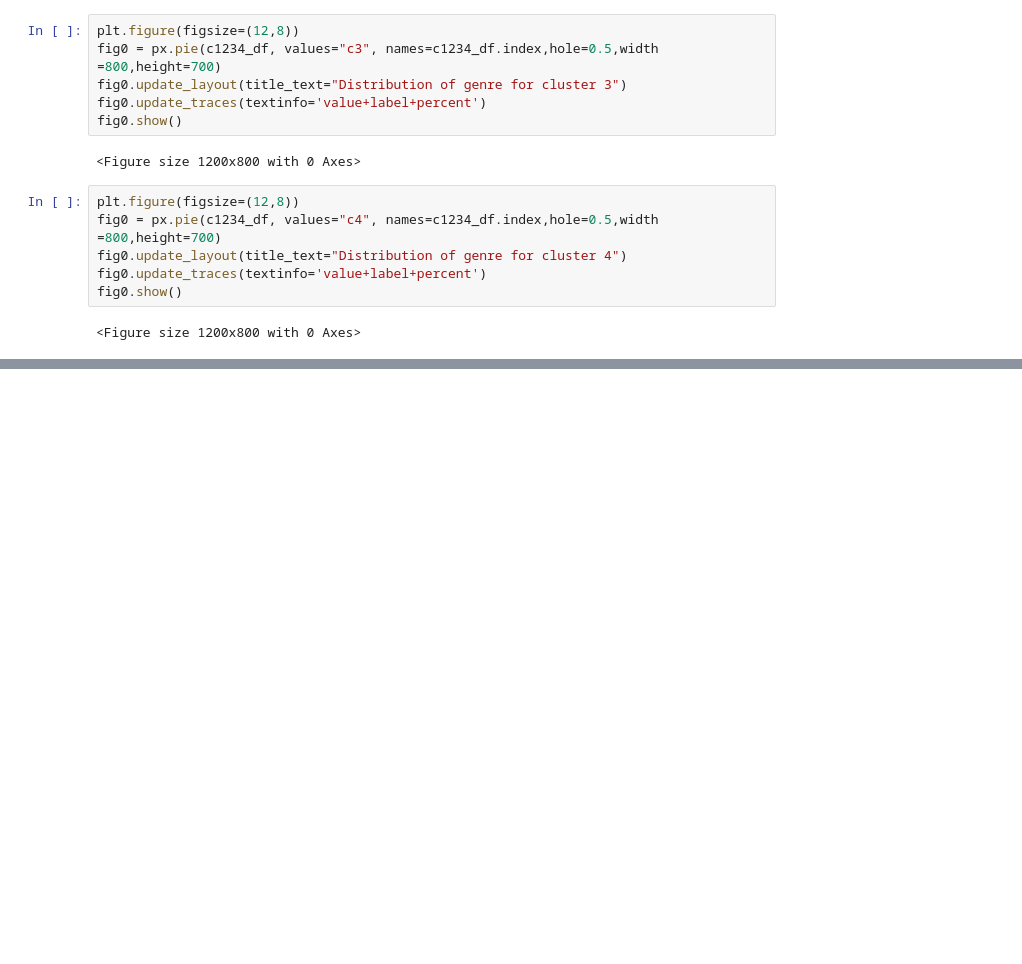
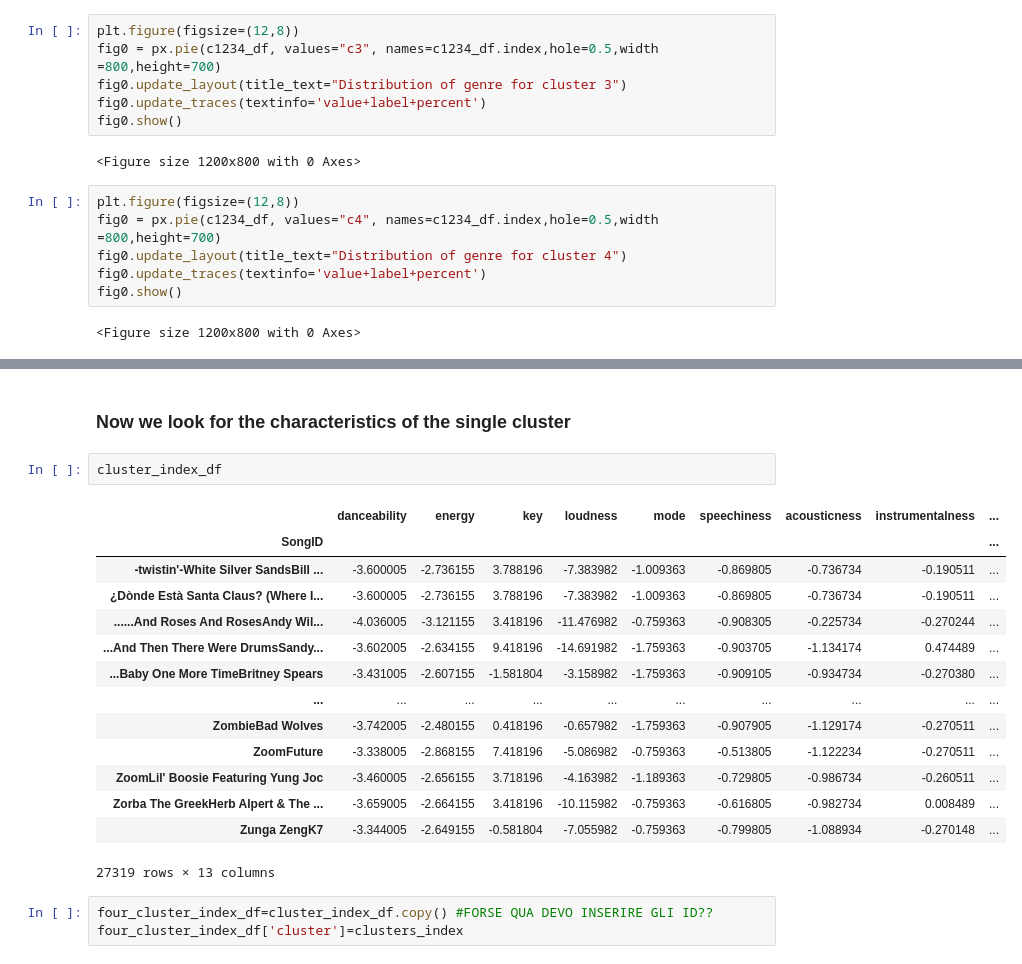
Before and after one commit to alelovo/Project_MachineLearning, a Jupyter notebook: CLUSTER.ipynb, the cells around one changed output, grey strips where cells are left out. Saved outputs shown, nothing was run; the diff lists cells and outputs as text; blank space fills up the shorter version.

```diff
--- a/CLUSTER.ipynb
+++ b/CLUSTER.ipynb
@@ -334,0 +569,22 @@ fig0.show()
+# %% [markdown]
+### Now we look for the characteristics of the **single cluster**
+# %%
+cluster_index_df
+# %% [output]
+|  | danceability | energy | key | loudness | mode | speechiness | acousticness | instrumentalness | ... |
+| SongID |  |  |  |  |  |  |  |  | ... |
+| -twistin'-White Silver SandsBill ... | -3.600005 | -2.736155 | 3.788196 | -7.383982 | -1.009363 | -0.869805 | -0.736734 | -0.190511 | ... |
+| ¿Dònde Està Santa Claus? (Where I... | -3.600005 | -2.736155 | 3.788196 | -7.383982 | -1.009363 | -0.869805 | -0.736734 | -0.190511 | ... |
+| ......And Roses And RosesAndy Wil... | -4.036005 | -3.121155 | 3.418196 | -11.476982 | -0.759363 | -0.908305 | -0.225734 | -0.270244 | ... |
+| ...And Then There Were DrumsSandy... | -3.602005 | -2.634155 | 9.418196 | -14.691982 | -1.759363 | -0.903705 | -1.134174 | 0.474489 | ... |
+| ...Baby One More TimeBritney Spears | -3.431005 | -2.607155 | -1.581804 | -3.158982 | -1.759363 | -0.909105 | -0.934734 | -0.270380 | ... |
+| ... | ... | ... | ... | ... | ... | ... | ... | ... | ... |
+| ZombieBad Wolves | -3.742005 | -2.480155 | 0.418196 | -0.657982 | -1.759363 | -0.907905 | -1.129174 | -0.270511 | ... |
+| ZoomFuture | -3.338005 | -2.868155 | 7.418196 | -5.086982 | -0.759363 | -0.513805 | -1.122234 | -0.270511 | ... |
+| ZoomLil' Boosie Featuring Yung Joc | -3.460005 | -2.656155 | 3.718196 | -4.163982 | -1.189363 | -0.729805 | -0.986734 | -0.260511 | ... |
+| Zorba The GreekHerb Alpert & The ... | -3.659005 | -2.664155 | 3.418196 | -10.115982 | -0.759363 | -0.616805 | -0.982734 | 0.008489 | ... |
+| Zunga ZengK7 | -3.344005 | -2.649155 | -0.581804 | -7.055982 | -0.759363 | -0.799805 | -1.088934 | -0.270148 | ... |
+27319 rows × 13 columns
+# %%
+four_cluster_index_df=cluster_index_df.copy() #FORSE QUA DEVO INSERIRE GLI ID??
+four_cluster_index_df['cluster']=clusters_index
```
Also changed, not shown: parts of 37 cells of this notebook, 1 other file.
